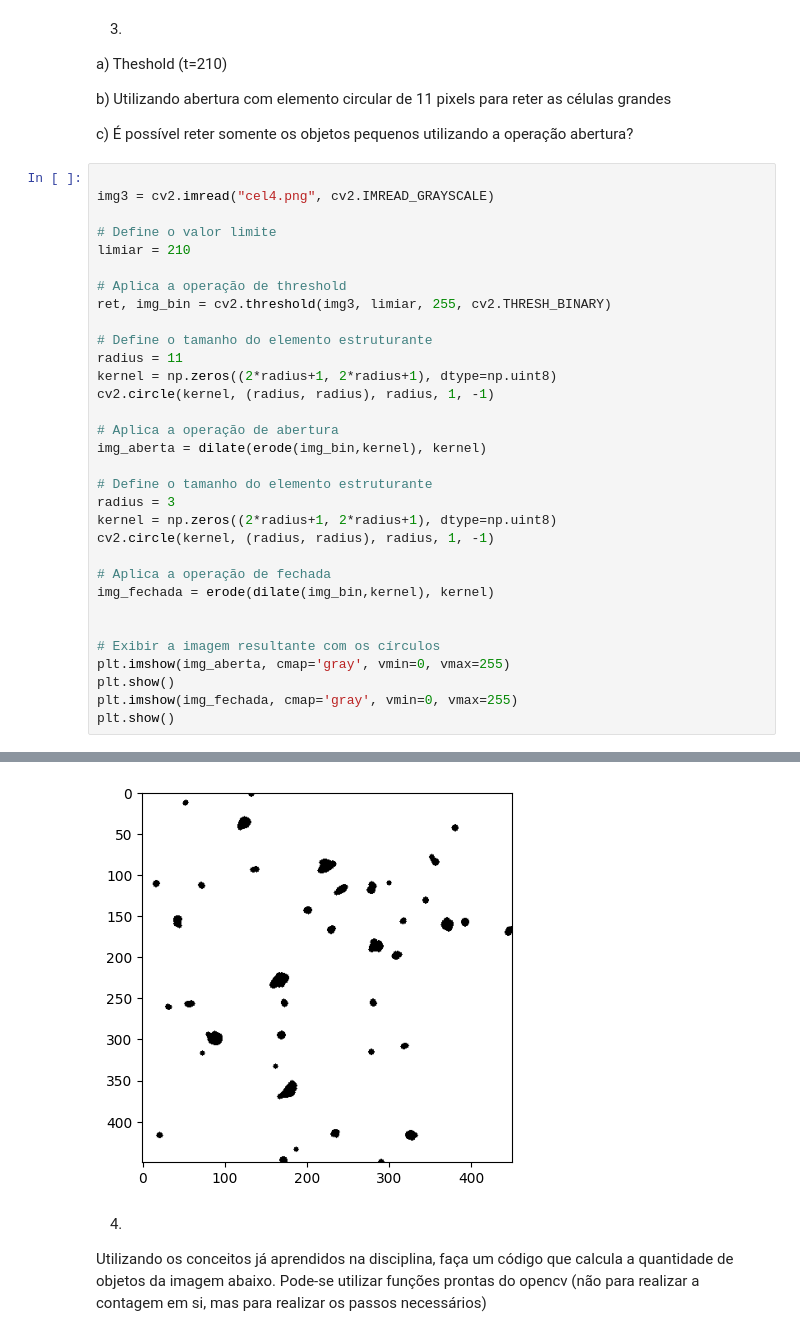
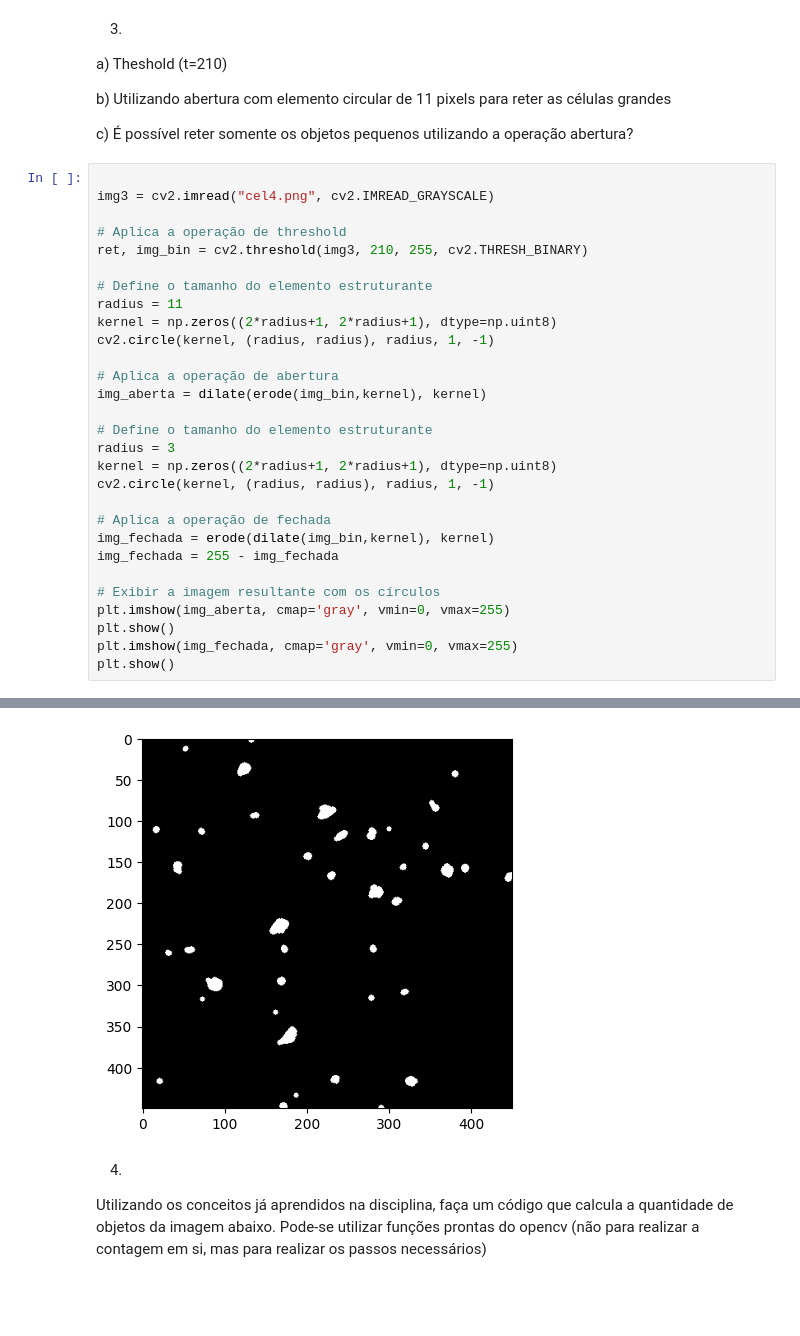
Before and after one commit to NicNaves/gsi058_t1_nicolasnaves, a Jupyter notebook: Lab07 - Mathematical Morphology/lab07.ipynb, the cells around one changed output, grey strips where cells are left out. Saved outputs shown, nothing was run; the diff lists cells and outputs as text; blank space fills up the shorter version.

```diff
--- a/Lab07 - Mathematical Morphology/lab07.ipynb
+++ b/Lab07 - Mathematical Morphology/lab07.ipynb
@@ -134,38 +140,35 @@ c) É possível reter somente os objetos pequenos utilizando a operação abertu
 # %%
 
 img3 = cv2.imread("cel4.png", cv2.IMREAD_GRAYSCALE)
 
-# Define o valor limite
-limiar = 210
-
 # Aplica a operação de threshold
-ret, img_bin = cv2.threshold(img3, limiar, 255, cv2.THRESH_BINARY)
+ret, img_bin = cv2.threshold(img3, 210, 255, cv2.THRESH_BINARY)
 
 # Define o tamanho do elemento estruturante
 radius = 11
 kernel = np.zeros((2*radius+1, 2*radius+1), dtype=np.uint8)
 cv2.circle(kernel, (radius, radius), radius, 1, -1)
 
 # Aplica a operação de abertura
 img_aberta = dilate(erode(img_bin,kernel), kernel)
 
 # Define o tamanho do elemento estruturante
 radius = 3
 kernel = np.zeros((2*radius+1, 2*radius+1), dtype=np.uint8)
 cv2.circle(kernel, (radius, radius), radius, 1, -1)
 
 # Aplica a operação de fechada
 img_fechada = erode(dilate(img_bin,kernel), kernel)
-
+img_fechada = 255 - img_fechada
 
 # Exibir a imagem resultante com os círculos
 plt.imshow(img_aberta, cmap='gray', vmin=0, vmax=255)
 plt.show()
 plt.imshow(img_fechada, cmap='gray', vmin=0, vmax=255)
 plt.show()
 # %% [output]
 [figure]
-[figure, old version]
+[figure, new version]
 # %% [markdown]
 4)
 Utilizando os conceitos já aprendidos na disciplina, faça um código que calcula a quantidade de objetos da imagem abaixo. Pode-se utilizar funções prontas do opencv (não para realizar a contagem em si, mas para realizar os passos necessários)
```
Also changed, not shown: parts of 3 cells of this notebook.
